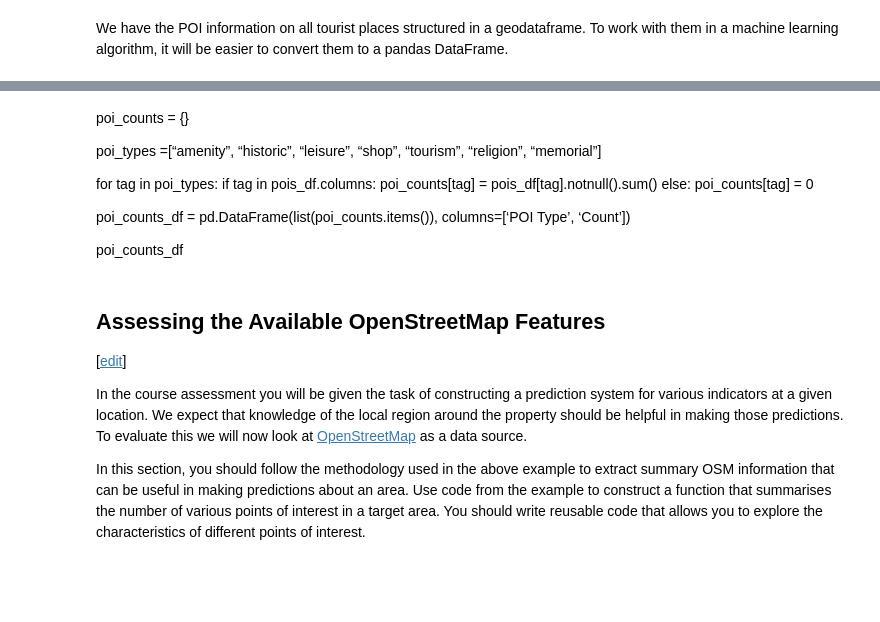
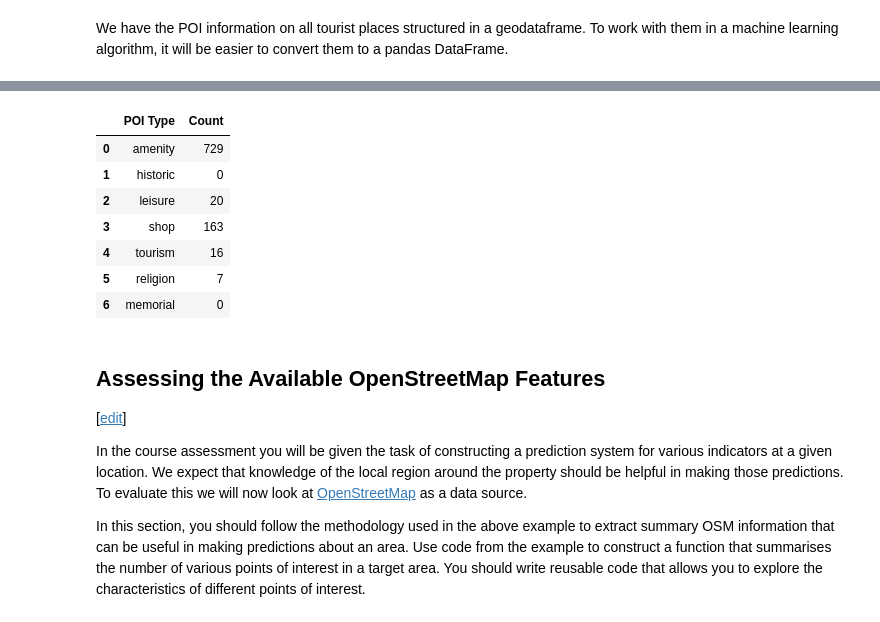
Before and after one commit to EuanWorth/ecw66_ads_2024, a Jupyter notebook: _notebooks/02-access-assess-geospatial.ipynb, the cells around one changed output, grey strips where cells are left out. Drawn from its saved outputs; the diff is of its cells as text; code cells hidden in the pictures; blank space fills up the shorter version.

```diff
--- a/_notebooks/02-access-assess-geospatial.ipynb
+++ b/_notebooks/02-access-assess-geospatial.ipynb
@@ -252,16 +432,28 @@ tourist_places_df
-# %% [markdown]
-poi_counts = {}
-
-poi_types =\[“amenity”, “historic”, “leisure”, “shop”, “tourism”,
-“religion”, “memorial”\]
-
-for tag in poi_types: if tag in pois_df.columns: poi_counts\[tag\] =
-pois_df\[tag\].notnull().sum() else: poi_counts\[tag\] = 0
-
-poi_counts_df = pd.DataFrame(list(poi_counts.items()), columns=\[‘POI
-Type’, ‘Count’\])
-
-poi_counts_df
+# %%
+poi_counts = {}
+
+poi_types =["amenity", "historic", "leisure", "shop", "tourism", "religion", "memorial"]
+
+for tag in poi_types:
+  if tag in pois_df.columns:
+    poi_counts[tag] = pois_df[tag].notnull().sum()
+  else:
+    poi_counts[tag] = 0
+
+poi_counts_df = pd.DataFrame(list(poi_counts.items()), columns=['POI Type', 'Count'])
+
+
+
+poi_counts_df
+# %% [output]
+|  | POI Type | Count |
+| 0 | amenity | 729 |
+| 1 | historic | 0 |
+| 2 | leisure | 20 |
+| 3 | shop | 163 |
+| 4 | tourism | 16 |
+| 5 | religion | 7 |
+| 6 | memorial | 0 |
 # %% [markdown]
 ## Assessing the Available OpenStreetMap Features
 
```
Also changed, not shown: parts of 33 cells of this notebook.
